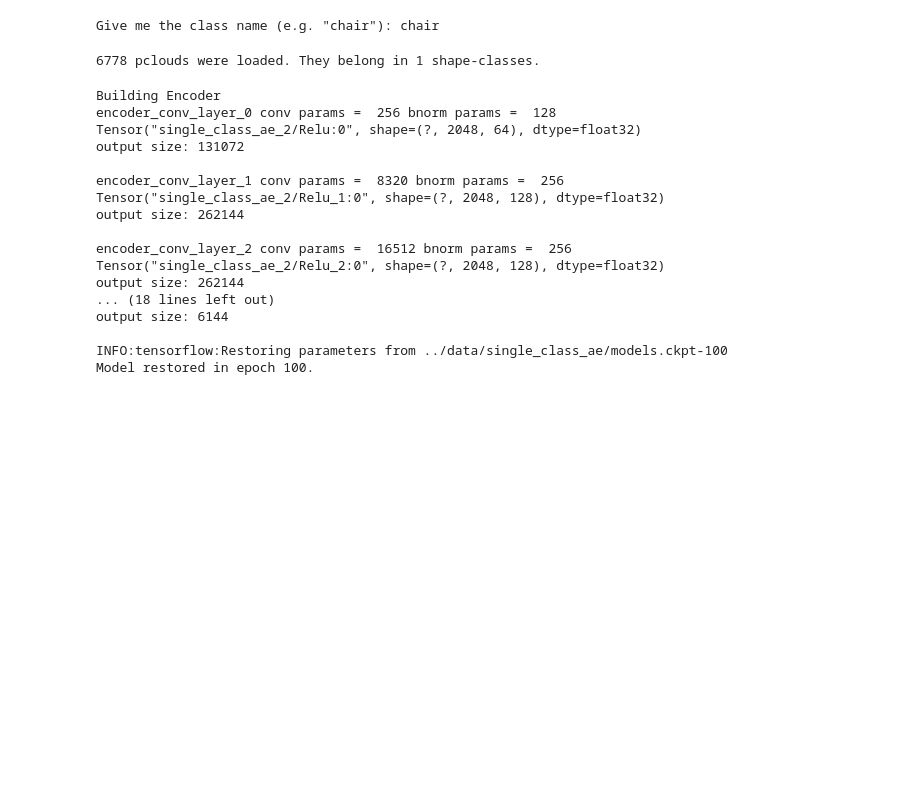
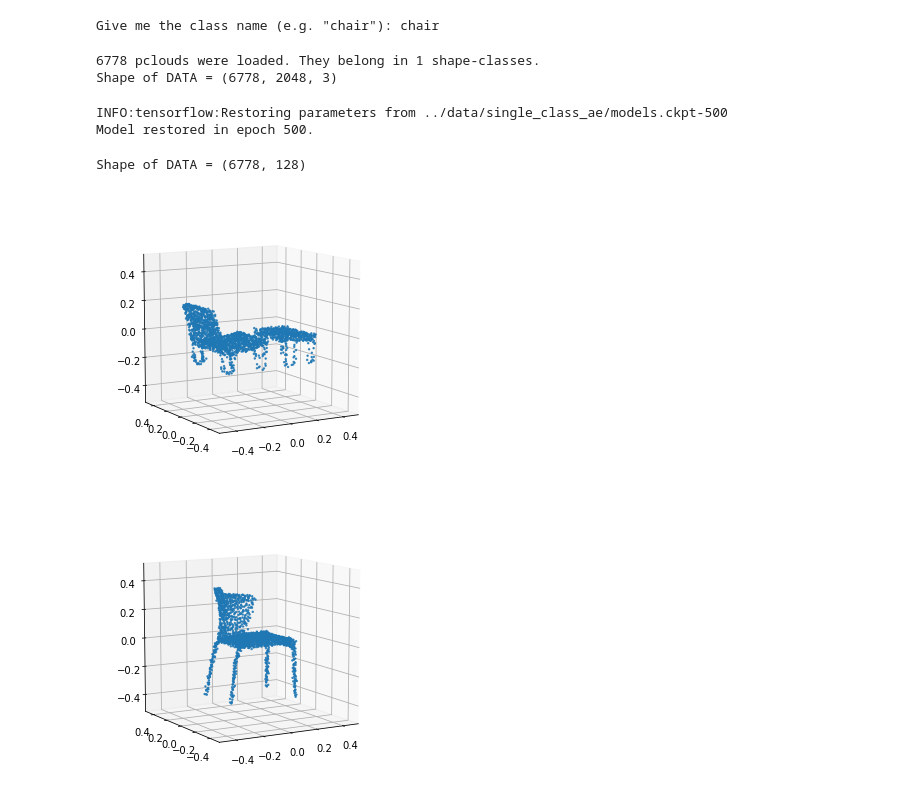
Before and after one commit to optas/latent_3d_points, a Jupyter notebook: notebooks/train_latent_gan.ipynb, the cells around one changed output. Cells and saved outputs as stored; diff of their text form; code cells hidden in the pictures; blank space fills up the shorter version.

Commit message:
updating with GAN-training notebooks

```diff
--- a/notebooks/train_latent_gan.ipynb
+++ b/notebooks/train_latent_gan.ipynb
@@ -41,4 +44,41 @@ n_pc_points = 2048                                             # Number of point
 class_name = raw_input('Give me the class name (e.g. "chair"): ').lower()
 # %% [output]
 Give me the class name (e.g. "chair"): chair
+# %%
+# Load point-clouds.
+syn_id = snc_category_to_synth_id()[class_name]
+class_dir = osp.join(top_in_dir , syn_id)
+all_pc_data = load_all_point_clouds_under_folder(class_dir, n_threads=8, file_ending='.ply', verbose=True)
+print 'Shape of DATA =', all_pc_data.point_clouds.shape
+# %% [output]
+6778 pclouds were loaded. They belong in 1 shape-classes.
+Shape of DATA = (6778, 2048, 3)
+# %%
+# Load pre-trained AE
+reset_tf_graph()
+ae_conf = Conf.load(ae_configuration)
+ae_conf.encoder_args['verbose'] = False
+ae_conf.decoder_args['verbose'] = False
+ae = PointNetAutoEncoder(ae_conf.experiment_name, ae_conf)
+ae.restore_model(ae_conf.train_dir, ae_epoch, verbose=True)
+# %% [output]
+INFO:tensorflow:Restoring parameters from ../data/single_class_ae/models.ckpt-500
+Model restored in epoch 500.
+# %%
+# Use AE to convert raw pointclouds to latent codes.
+latent_codes = ae.get_latent_codes(all_pc_data.point_clouds)
+latent_data = PointCloudDataSet(latent_codes)
+print 'Shape of DATA =', latent_data.point_clouds.shape
+# %% [output]
+Shape of DATA = (6778, 128)
+# %%
+# Check the decoded AE latent-codes look descent.
+L = ae.decode(latent_codes)
+i = 0
+plot_3d_point_cloud(L[i][:, 0], L[i][:, 1], L[i][:, 2], in_u_sphere=True);
+i = 20
+plot_3d_point_cloud(L[i][:, 0], L[i][:, 1], L[i][:, 2], in_u_sphere=True);
+# %% [output]
+[figure, added]
+[figure, added]
 # %%
@@ -71,31 +114,0 @@ if save_synthetic_samples:
-# %%
-# Load point-clouds
-syn_id = snc_category_to_synth_id()[class_name]
-class_dir = osp.join(top_in_dir , syn_id)
-all_pc_data = load_all_point_clouds_under_folder(class_dir, n_threads=8, file_ending='.ply', verbose=True)
-# %% [output]
-6778 pclouds were loaded. They belong in 1 shape-classes.
-# %%
-# Load pre-trained AE
-reset_tf_graph()
-ae_conf = Conf.load(ae_configuration)
-ae = PointNetAutoEncoder(ae_conf.experiment_name, ae_conf)
-ae.restore_model(ae_conf.train_dir, ae_epoch, verbose=True)
-# %% [output]
-Building Encoder
-encoder_conv_layer_0 conv params =  256 bnorm params =  128
-Tensor("single_class_ae_2/Relu:0", shape=(?, 2048, 64), dtype=float32)
-output size: 131072
-
-encoder_conv_layer_1 conv params =  8320 bnorm params =  256
-Tensor("single_class_ae_2/Relu_1:0", shape=(?, 2048, 128), dtype=float32)
-output size: 262144
-
-encoder_conv_layer_2 conv params =  16512 bnorm params =  256
-Tensor("single_class_ae_2/Relu_2:0", shape=(?, 2048, 128), dtype=float32)
-output size: 262144
-... (18 lines left out)
-output size: 6144
-
-INFO:tensorflow:Restoring parameters from ../data/single_class_ae/models.ckpt-100
-Model restored in epoch 100.
```
Also changed, not shown: parts of 11 cells of this notebook, 8 other files.
